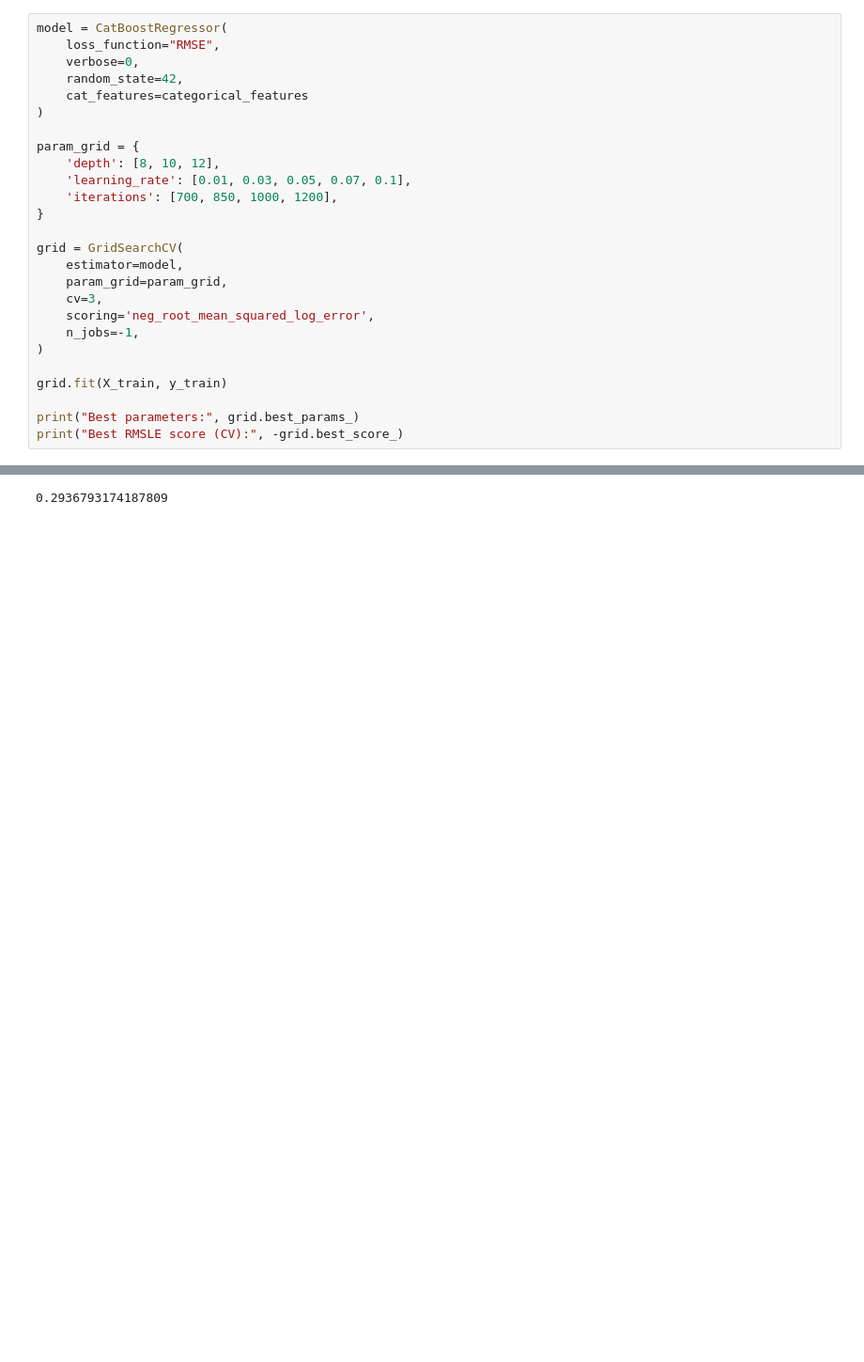
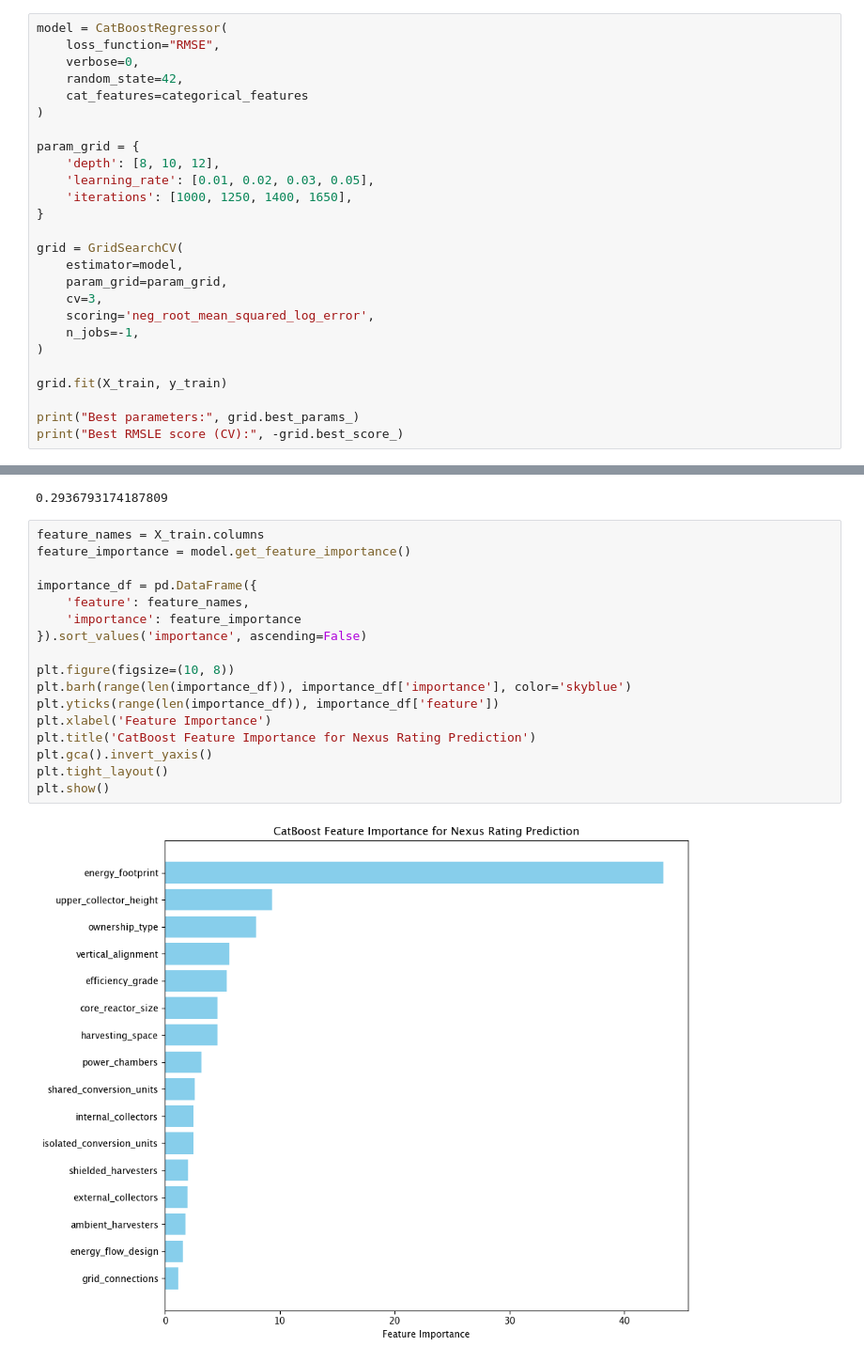
Before and after one commit to Afrasum/TDT4172, a Jupyter notebook: assignment_1/Chapter_1.ipynb, the cells around one changed output, grey strips where cells are left out. Shown at 94% size. Drawn from its saved outputs; the diff is of its cells as text; blank space fills up the shorter version.

```diff
--- a/assignment_1/Chapter_1.ipynb
+++ b/assignment_1/Chapter_1.ipynb
@@ -537,8 +625,8 @@ model = CatBoostRegressor(
 
 param_grid = {
     'depth': [8, 10, 12],
-    'learning_rate': [0.01, 0.03, 0.05, 0.07, 0.1],
-    'iterations': [700, 850, 1000, 1200],
+    'learning_rate': [0.01, 0.02, 0.03, 0.05],
+    'iterations': [1000, 1250, 1400, 1650],
 }
 
 grid = GridSearchCV(
@@ -575,3 +666,22 @@ score = rmsle(y_test, y_pred)
 print(score)
 # %% [output]
 0.2936793174187809
+# %%
+feature_names = X_train.columns
+feature_importance = model.get_feature_importance()
+
+importance_df = pd.DataFrame({
+    'feature': feature_names,
+    'importance': feature_importance
+}).sort_values('importance', ascending=False)
+
+plt.figure(figsize=(10, 8))
+plt.barh(range(len(importance_df)), importance_df['importance'], color='skyblue')
+plt.yticks(range(len(importance_df)), importance_df['feature'])
+plt.xlabel('Feature Importance')
+plt.title('CatBoost Feature Importance for Nexus Rating Prediction')
+plt.gca().invert_yaxis()
+plt.tight_layout()
+plt.show()
+# %% [output]
+[figure, added]
```
Also changed, not shown: parts of 8 cells of this notebook, 6 other files.
